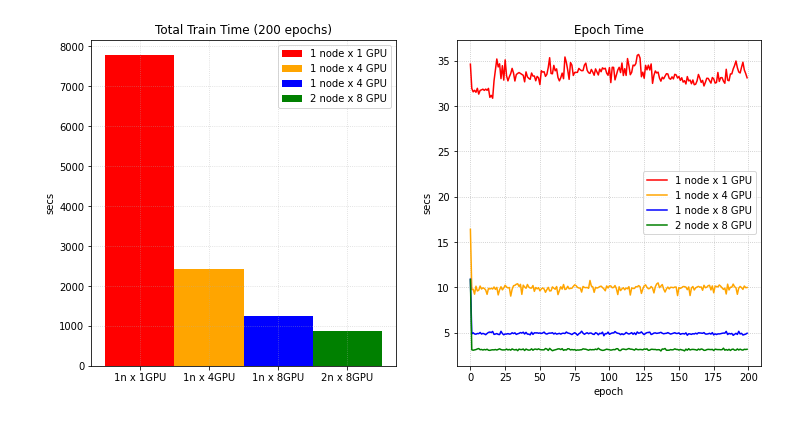
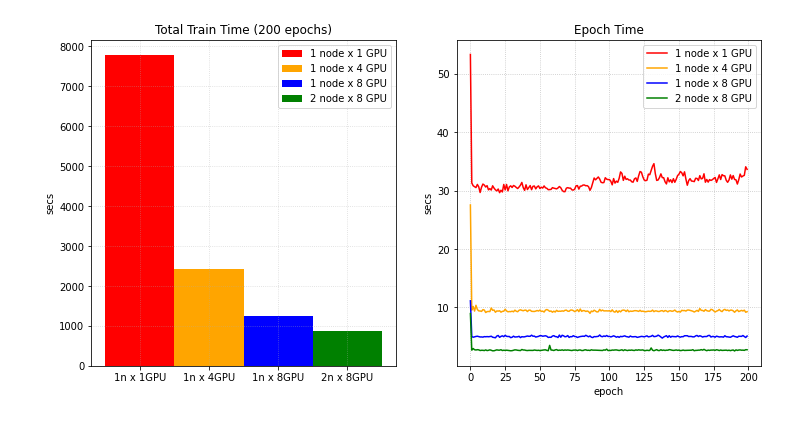
Before and after one commit to YuanTingHsieh/Tutorials, a Jupyter notebook: draw_distributed.ipynb, the cells around one changed output. Drawn from its saved outputs; the diff is of its cells as text; code cells hidden in the pictures.

```diff
--- a/draw_distributed.ipynb
+++ b/draw_distributed.ipynb
@@ -4,48 +4,64 @@ import numpy as np
 import matplotlib.pyplot as plt
 
 def parse_log(logfile, save=None):
-    regex = re.compile("Epoch: \[.*/200\].*Time.*")
-    x = []
-    y = []
+    epoch_regex = re.compile("Epoch: \[.*/200\].*Time.*")
+    best_dice_regex = re.compile("best mean dice:.*")
+    runtime_regex = re.compile("Time elapsed.*")
+    epochs = []
+    epoch_times = []
+    whole_epoch_times = []
+    best_mean_dices = []
     with open(logfile, 'r') as f:
         for l in f.read().splitlines():
-            if re.match(regex, l):
+            if re.match(epoch_regex, l):
                 m = re.search(r"Epoch: \[(.*?)/200\]", l)
                 epoch = int(m.group(1))
                 m = re.search(r".*Time(.*?)\(", l)
                 epoch_time = float(m.group(1))
-                x.append(epoch)
-                y.append(epoch_time)
-    return x, y
+                epochs.append(epoch)
+                epoch_times.append(epoch_time)
+            if re.match(best_dice_regex, l):
+                m = re.search(r"best mean dice: (.*?) at.*", l)
+                best_mean_dice = float(m.group(1))
+                best_mean_dices.append(best_mean_dice)
+            if re.match(runtime_regex, l):
+                m = re.findall(r"(?<![a-zA-Z:])[-+]?\d*\.?\d+", l)
+                if m:
+                    if 'before training' in l:
+                        whole_epoch_times.append(float(m[0]))
+                    else:
+                        whole_epoch_times.append(float(m[1]))
+    return epochs, epoch_times, best_mean_dices, whole_epoch_times
 # %%
 result_home = '/home/yuantingh/monai_result/'
-x1, y1 = parse_log(result_home + '1415304/joblog.log')
-x2, y2 = parse_log(result_home + '1416638/joblog.log')
-x3, y3 = parse_log(result_home + '1411739/joblog.log')
-x4, y4 = parse_log(result_home + '1416336/joblog.log')
+x1, y1, z1, total_time_1 = parse_log(result_home + '1419246/joblog.log')
+x2, y2, z2, total_time_2 = parse_log(result_home + '1419250/joblog.log')
+x3, y3, z3, total_time_3 = parse_log(result_home + '1419251/joblog.log')
+x4, y4, z4, total_time_4 = parse_log(result_home + '1419287/joblog.log')
 y4 = (np.array(y4[::2]) + np.array(y4[1::2])) / 2
+total_time_4 = (np.array(total_time_4[::2]) + np.array(total_time_4[1::2])) / 2
 # %%
 plt.figure('train', (12, 6))
 plt.subplot(1, 2, 1)
 plt.title('Total Train Time (200 epochs)')
 plt.bar('1n x 1GPU', 7781, 1, label='1 node x 1 GPU', color='red')
 plt.bar('1n x 4GPU', 2414, 1, label='1 node x 4 GPU', color='orange')
-plt.bar('1n x 8GPU', 1255, 1, label='1 node x 4 GPU', color='blue')
+plt.bar('1n x 8GPU', 1255, 1, label='1 node x 8 GPU', color='blue')
 plt.bar('2n x 8GPU', 877, 1, label='2 node x 8 GPU', color='green')
 plt.ylabel('secs')
 plt.grid(alpha=0.5, linestyle=':')
 plt.legend(loc='best')
 
 plt.subplot(1, 2, 2)
 plt.title('Epoch Time')
 plt.xlabel('epoch')
 plt.ylabel('secs')
 plt.plot(x1, y1, label='1 node x 1 GPU', color='red')
 plt.plot(x1, y2, label='1 node x 4 GPU', color='orange')
 plt.plot(x1, y3, label='1 node x 8 GPU', color='blue')
 plt.plot(x1, y4, label='2 node x 8 GPU', color='green')
 plt.grid(alpha=0.8, linestyle=':')
 plt.legend(loc='best')
 plt.show()
 # %% [output]
-[figure, old version]
+[figure, new version]
```
Also changed, not shown: parts of 2 cells of this notebook.
